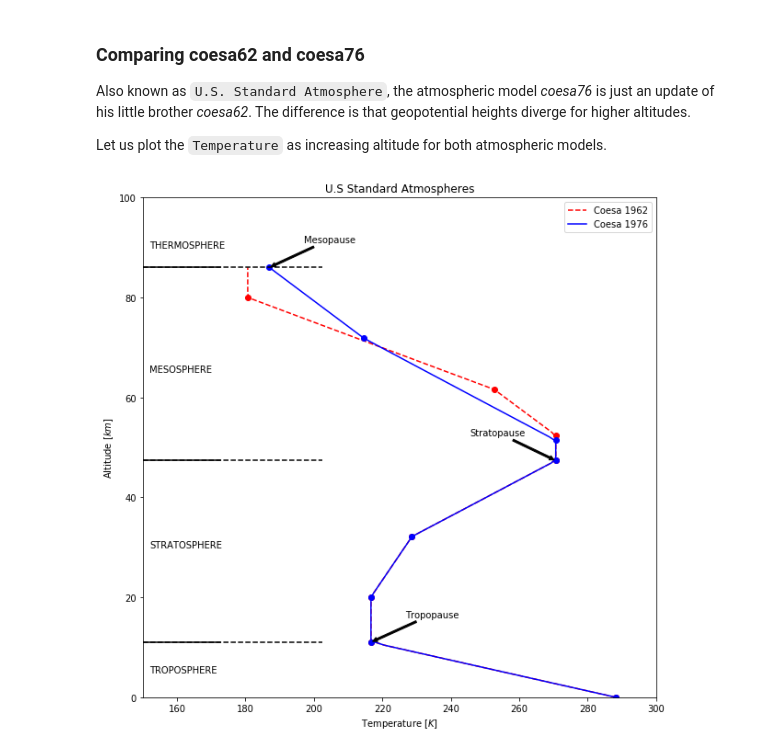
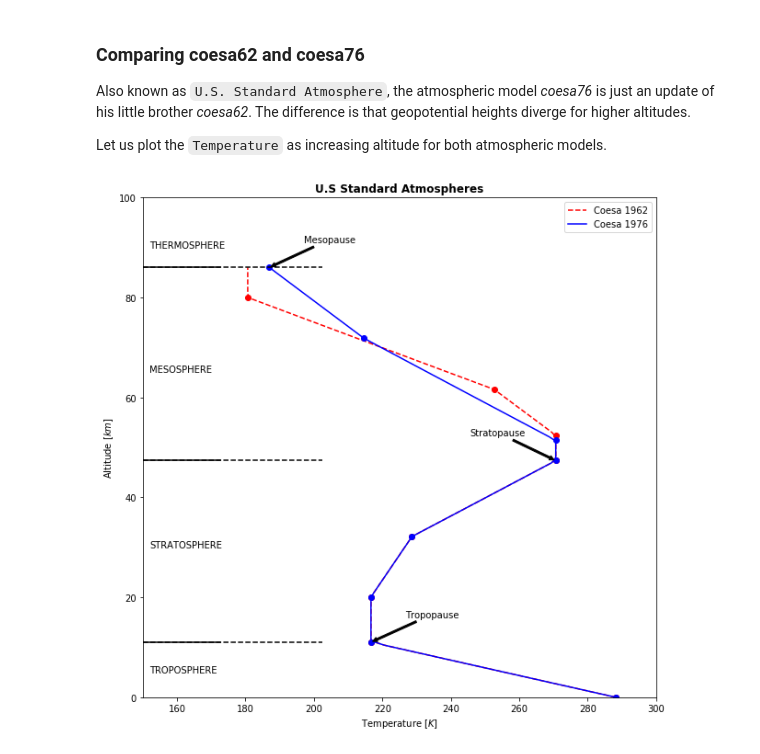
Before and after one commit to poliastro/poliastro, a Jupyter notebook: docs/source/examples/Atmospheric models.ipynb, the cells around one changed output. Drawn from its saved outputs; the diff is of its cells as text; code cells hidden in the pictures.

```diff
--- a/docs/source/examples/Atmospheric models.ipynb
+++ b/docs/source/examples/Atmospheric models.ipynb
@@ -36,22 +36,22 @@ coesa76 = COESA76()
 
 # Create the figure
 fig, ax = plt.subplots(figsize=(10,10))
-ax.set_title("U.S Standard Atmospheres")
+ax.set_title("U.S Standard Atmospheres", fontweight="bold")
 
 # Collect all atmospheric models and define their plotting properties
 atm_models = {coesa62: ["--r", "r", "Coesa 1962"], coesa76: ["-b", "b", "Coesa 1976"]}
 
 # Solve atmospheric temperature for each of the models
 for atm in atm_models:
-    h_span = np.linspace(0, 86, 100) * u.km
+    alt_span = np.linspace(0, 86, 100) * u.km
     T_span = np.array([])
-    for h in h_span:
-        # We discard density and pressure
-        T, _, _ = atm.properties(h)
+    for alt in alt_span:
+        # We solve for the temperature at given height
+        T = atm.temperature(alt)
         T_span = np.append(T_span, T)
 
     # Temperature plot
-    ax.plot(T_span, h_span, atm_models[atm][0], label=atm_models[atm][-1])
+    ax.plot(T_span, alt_span, atm_models[atm][0], label=atm_models[atm][-1])
     ax.plot(atm._Tb_table[:8], atm._Zb_table[:8], atm_models[atm][1] + "o")
     ax.set_xlim(150, 300)
     ax.set_ylim(0, 100)
@@ -65,31 +65,31 @@ ax.annotate(
     xy=(coesa76._Tb_table[1].value, coesa76._Zb_table[1].value),
     xytext=(coesa76._Tb_table[1].value + 10, coesa76._Zb_table[1].value + 5),
     arrowprops=dict(arrowstyle="simple", facecolor="black")
 )
 ax.annotate(
     "Stratopause",
     xy=(coesa76._Tb_table[4].value, coesa76._Zb_table[4].value),
     xytext=(coesa76._Tb_table[4].value - 25, coesa76._Zb_table[4].value + 5),
     arrowprops=dict(arrowstyle="simple", facecolor="black")
 )
 ax.annotate(
     "Mesopause",
     xy=(coesa76._Tb_table[7].value, coesa76._Zb_table[7].value),
     xytext=(coesa76._Tb_table[7].value + 10, coesa76._Zb_table[7].value + 5),
     arrowprops=dict(arrowstyle="simple", facecolor="black")
 )
 
 # Layers in the atmosphere
 for h in [11.019, 47.350, 86]:
     ax.axhline(h, color='k', linestyle='--', xmin=0.0, xmax=0.35)
     ax.axhline(h, color='k', linestyle='-', xmin=0.0, xmax=0.15)
 
 layer_names = {"TROPOSPHERE": 5, "STRATOSPHERE": 30, "MESOSPHERE": 65, "THERMOSPHERE": 90}
 for name in layer_names:
     ax.annotate(
         name,
         xy=(152, layer_names[name]),
         xytext=(152, layer_names[name]),
     )
 # %% [output]
-[figure, old version]
+[figure, new version]
```
Also changed, not shown: parts of 2 cells of this notebook.
